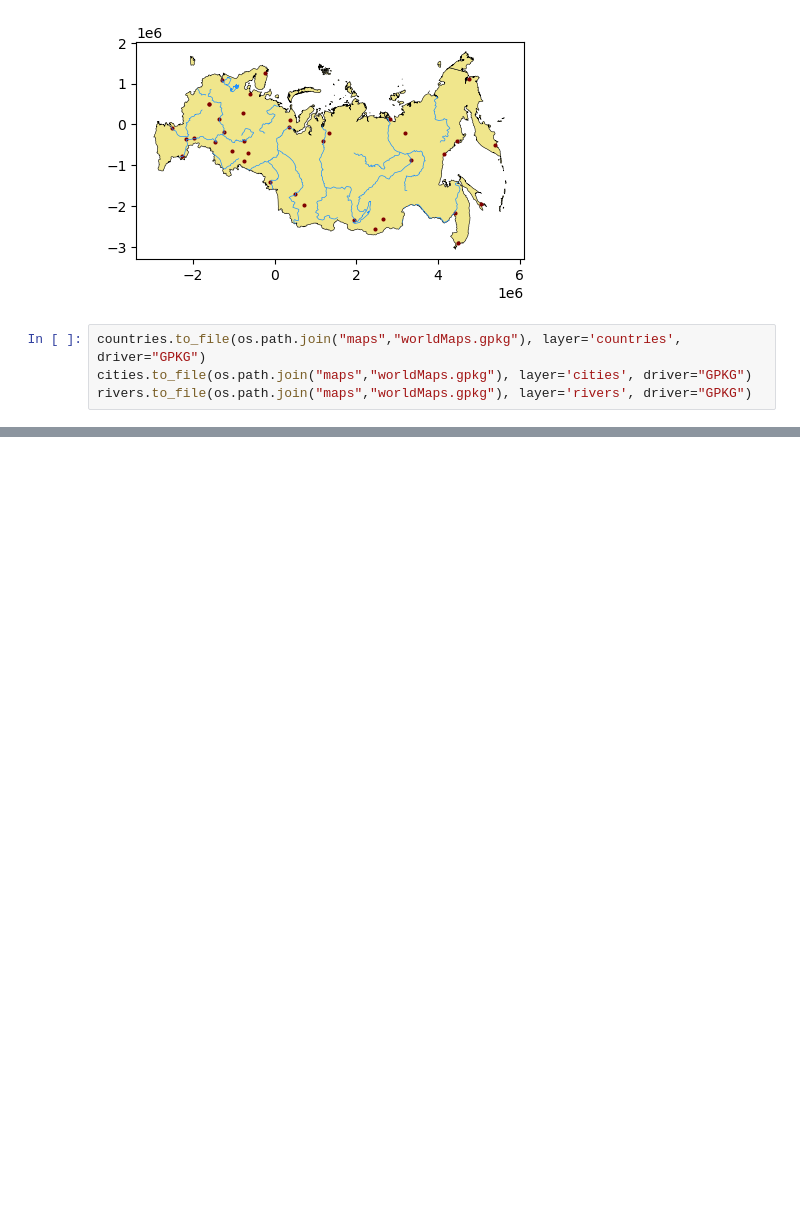
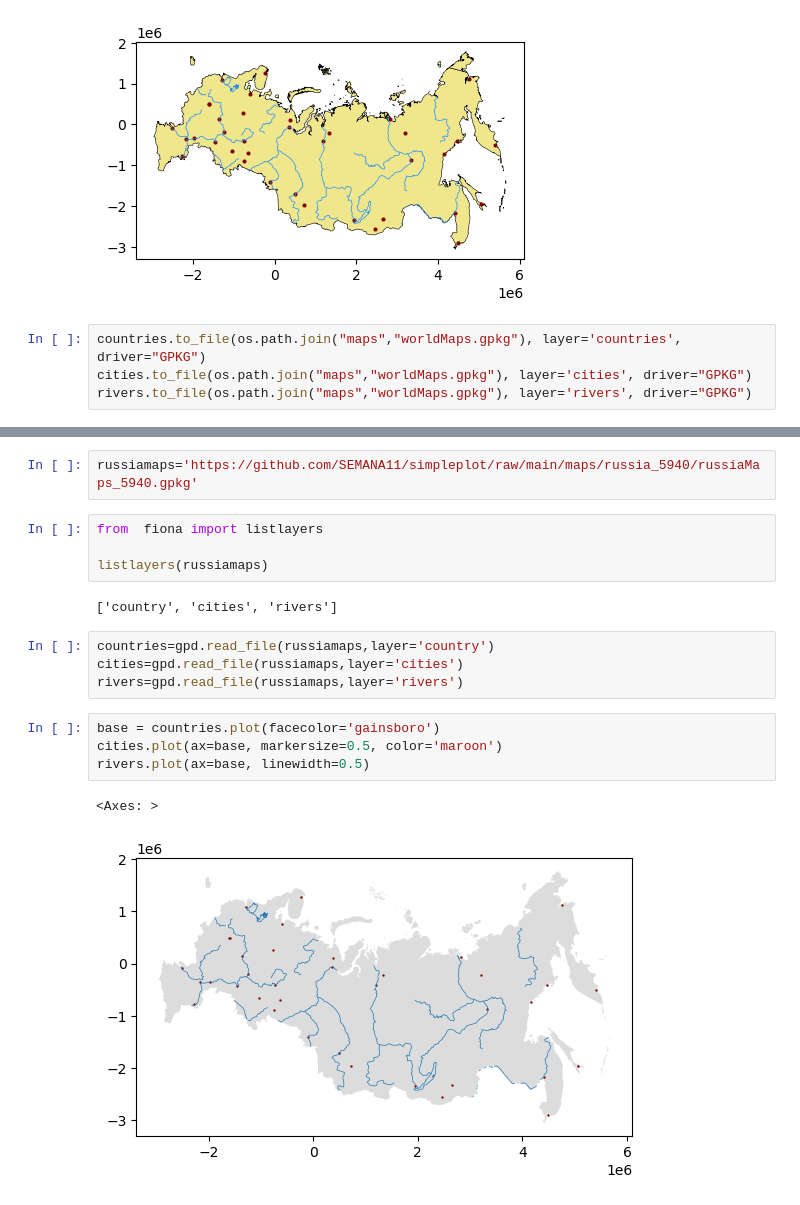
Before and after one commit to SEMANA11/simpleplot, a Jupyter notebook: Eval02.ipynb, the cells around one changed output, grey strips where cells are left out. Saved outputs shown, nothing was run; the diff lists cells and outputs as text; blank space fills up the shorter version.

```diff
--- a/Eval02.ipynb
+++ b/Eval02.ipynb
@@ -315,0 +310,19 @@ DriverError: sqlite3_open(maps\russia_5940\russiaMaps_5940.gpkg) failed: unable
+# %%
+russiamaps='https://github.com/SEMANA11/simpleplot/raw/main/maps/russia_5940/russiaMaps_5940.gpkg'
+# %%
+from  fiona import listlayers
+
+listlayers(russiamaps)
+# %% [output]
+['country', 'cities', 'rivers']
+# %%
+countries=gpd.read_file(russiamaps,layer='country')
+cities=gpd.read_file(russiamaps,layer='cities')
+rivers=gpd.read_file(russiamaps,layer='rivers')
+# %%
+base = countries.plot(facecolor='gainsboro')
+cities.plot(ax=base, markersize=0.5, color='maroon')
+rivers.plot(ax=base, linewidth=0.5)
+# %% [output]
+<Axes: >
+[figure, added]
```
Also changed, not shown: parts of 25 cells of this notebook, 2 other files.
